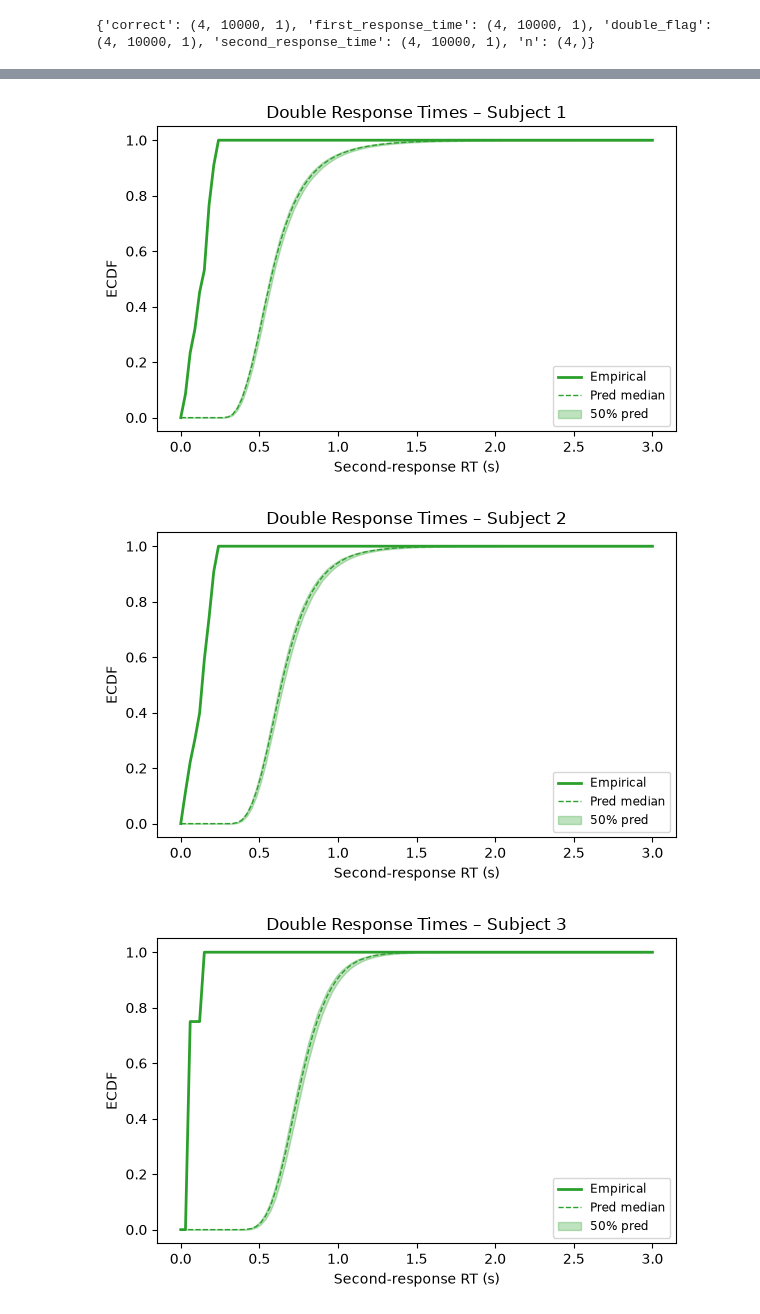
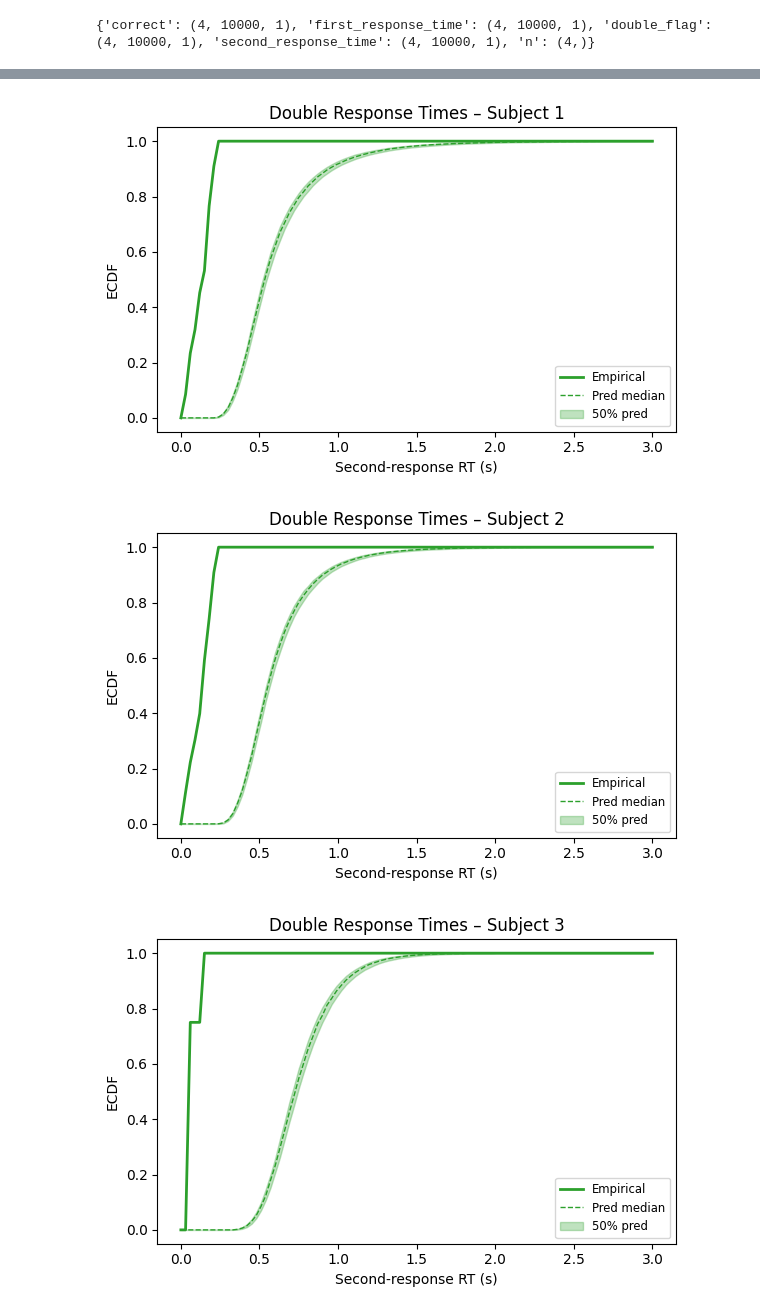
Before and after one commit to siddhantmishra-4098/ABDA, a Jupyter notebook: full_project.ipynb, the cells around one changed output, grey strips where cells are left out. Saved outputs shown, nothing was run; the diff lists cells and outputs as text; code cells hidden in the pictures.

```diff
--- a/full_project.ipynb
+++ b/full_project.ipynb
@@ -614,11 +594,12 @@ for subject_id in group_keys:
     # Find index of subject
     idx = group_keys.index(subject_id)
 
-    # Slice out all 10000 posterior draws for that subject
+    # Slice out all posterior draws for that subject
     posterior_subject = {
-        "nu":     posterior_real["nu"][idx, :, :],      # (10000, 2)
-        "alpha1": posterior_real["alpha1"][idx, :, 0],  # (10000,)
-        "tau":    posterior_real["tau"][idx, :, 0]      # (10000,)
+        "nu_correct": posterior_real["nu_correct"][idx, :, 0],  # (10000,)
+        "nu_error":   posterior_real["nu_error"][idx, :, 0],    # (10000,)
+        "alpha1":     posterior_real["alpha1"][idx, :, 0],      # (10000,)
+        "tau":        posterior_real["tau"][idx, :, 0]          # (10000,)
     }
 
     # Print posterior shapes
@@ -818,65 +775,62 @@ for subject_id, grp_df in df_small_rdm.groupby("Sub", sort=False):
 
     # build conditions dict with correct shapes/dtypes
     cond = {
-        "first_response_time":      grp_df["first_response_time"].to_numpy().reshape(1, -1, 1).astype(np.float32),
-        "correct":    grp_df["correct"].astype(bool).to_numpy().reshape(1, -1, 1).astype(np.float32),
-        "double_flag": grp_df["double_flag"].to_numpy().reshape(1, -1, 1).astype(np.float32),
-        "second_response_time":      grp_df["second_response_time"].to_numpy().reshape(1, -1, 1).astype(np.float32),
-        "n":          np.array([n_trials], dtype=np.int32)
+        "first_response_time": grp_df["first_response_time"].to_numpy().reshape(1, -1, 1).astype(np.float32),
+        "correct":              grp_df["correct"].astype(bool).to_numpy().reshape(1, -1, 1).astype(np.float32),
+        "double_flag":          grp_df["double_flag"].to_numpy().reshape(1, -1, 1).astype(np.float32),
+        "second_response_time": grp_df["second_response_time"].to_numpy().reshape(1, -1, 1).astype(np.float32),
+        "n":                    np.array([n_trials], dtype=np.int32)
     }
 
     # draw posterior samples under Variation 2 workflow
     post = approximator.sample(conditions=cond, num_samples=500)
-    nu_draws     = post["nu"].squeeze()      # (500, 2)
-    alpha1_draws = post["alpha1"].squeeze()  # (500,)
-    tau_draws    = post["tau"].squeeze()     # (500,)
+    nu_correct_draws = post["nu_correct"].squeeze()  # (500,)
+    nu_error_draws   = post["nu_error"].squeeze()    # (500,)
+    alpha1_draws     = post["alpha1"].squeeze()      # (500,)
+    tau_draws        = post["tau"].squeeze()         # (500,)
 
     # empirical ECDF for Time2
     t_grid_double = np.linspace(0, 3.0, 101)
     e_ecdf_double = ecdf_grid_double_response(
-        second_response_time      = grp_df["second_response_time"].values,
-        double_flag = grp_df["double_flag"].values,
-        t_grid     = t_grid_double
+        second_response_time = grp_df["second_response_time"].values,
+        double_flag           = grp_df["double_flag"].values,
+        t_grid                 = t_grid_double
     )
 
     # posterior‐predictive ECDFs for Time2
     pp_ecdfs_double = np.zeros((500, len(t_grid_double)))
     for i in range(500):
         sim = simulate_dataset(
-            n       = n_trials,
-            nu      = nu_draws[i],
-            alpha1  = float(alpha1_draws[i]),
-            tau     = float(tau_draws[i])
+            nu_correct = float(nu_correct_draws[i]),
+            nu_error   = float(nu_error_draws[i]),
+            alpha1     = float(alpha1_draws[i]),
+            tau        = float(tau_draws[i]),
+            n          = n_trials
         )
         pp_ecdfs_double[i] = ecdf_grid_double_response(
-            second_response_time     = sim["second_response_time"],
-            double_flag = sim["double_flag"],
-            t_grid     = t_grid_double
+            second_response_time = sim["second_response_time"],
+            double_flag           = sim["double_flag"],
+            t_grid                 = t_grid_double
         )
 
     # compute 25/50/75% quantiles
-    q_low, q_med, q_high = np.quantile(pp_ecdfs_double,
-                                       [0.25, 0.5, 0.75],
-                                       axis=0)
+    q_low, q_med, q_high = np.quantile(pp_ecdfs_double, [0.25, 0.5, 0.75], axis=0)
 
     # plot
     plt.figure(figsize=(6, 4))
-    plt.plot(t_grid_double, e_ecdf_double,
-             color="C2", lw=2, label="Empirical")
-    plt.plot(t_grid_double, q_med,
-             color="C2", lw=1, ls="--", label="Pred median")
-    plt.fill_between(t_grid_double, q_low, q_high,
-                     color="C2", alpha=0.3, label="50% pred")
-    plt.xlabel("Second‐response RT (s)")
+    plt.plot(t_grid_double, e_ecdf_double, color="C2", lw=2, label="Empirical")
+    plt.plot(t_grid_double, q_med, color="C2", lw=1, ls="--", label="Pred median")
+    plt.fill_between(t_grid_double, q_low, q_high, color="C2", alpha=0.3, label="50% pred")
+    plt.xlabel("Second-response RT (s)")
     plt.ylabel("ECDF")
     plt.title(f"Double Response Times – Subject {subject_id}")
     plt.legend(fontsize="small")
     plt.tight_layout()
     plt.show()
 # %% [output]
 ==================================================
 DOUBLE RESPONSE ANALYSIS
 ==================================================
-[figure, old version]
+[figure, new version]
-[figure, old version]
+[figure, new version]
-[figure, old version]
+[figure, new version]
```
Also changed, not shown: parts of 19 cells of this notebook.
